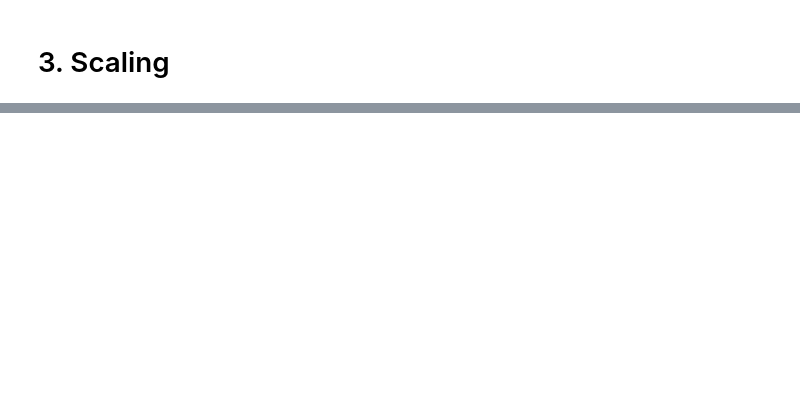
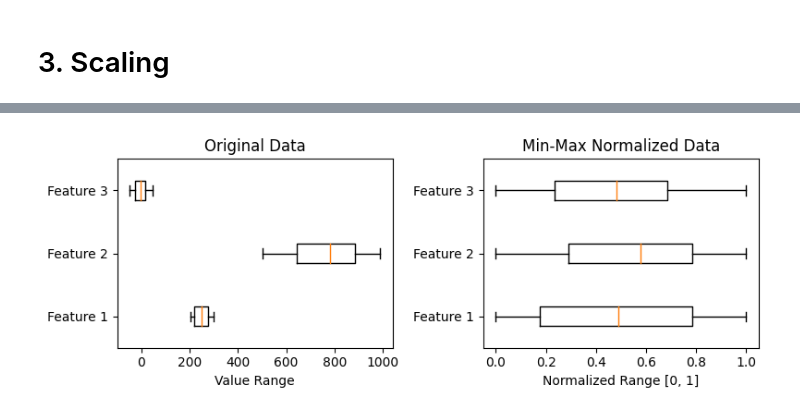
Before and after one commit to XanderYoon/EAS_8803, a Jupyter notebook: Week_2/Data_Transformation.ipynb, the cells around one changed output, grey strips where cells are left out. Drawn from its saved outputs; the diff is of its cells as text; code cells hidden in the pictures; blank space fills up the shorter version.

Commit message:
improved data transformations

```diff
--- a/Week_2/Data_Transformation.ipynb
+++ b/Week_2/Data_Transformation.ipynb
@@ -109,0 +111,40 @@ plot_transform(standardized_data)
+# %%
+# Original datasets
+data1 = np.random.uniform(200, 300, 100)  # Range: [0, 100]
+data2 = np.random.uniform(500, 1000, 100)  # Range: [500, 1000]
+data3 = np.random.uniform(-50, 50, 100)  # Range: [-50, 50]
+
+# Combine the datasets into a DataFrame
+original_data = pd.DataFrame({
+    'Feature 1': data1,
+    'Feature 2': data2,
+    'Feature 3': data3
+})
+
+# Initialize Min-Max Scaler
+scaler = MinMaxScaler()
+minmax_scaled_data = scaler.fit_transform(original_data)
+minmax_scaled_df = pd.DataFrame(minmax_scaled_data, columns=original_data.columns)
+
+# Combine the original and normalized data for comparison
+comparison_sklearn = pd.concat([original_data.add_suffix(' (Original)'), minmax_scaled_df.add_suffix(' (Normalized)')], axis=1)
+
+# Plot the original and normalized data using scikit-learn normalization
+plt.figure(figsize=(8, 3))
+
+# Original data
+plt.subplot(1, 2, 1)
+plt.boxplot(original_data.values, vert=False, labels=original_data.columns)
+plt.title("Original Data")
+plt.xlabel("Value Range")
+
+# Normalized data (scikit-learn)
+plt.subplot(1, 2, 2)
+plt.boxplot(minmax_scaled_df.values, vert=False, labels=minmax_scaled_df.columns)
+plt.title("Min-Max Normalized Data")
+plt.xlabel("Normalized Range [0, 1]")
+
+plt.tight_layout()
+plt.show()
+# %% [output]
+[figure, added]
```
Also changed, not shown: parts of 29 cells of this notebook.
